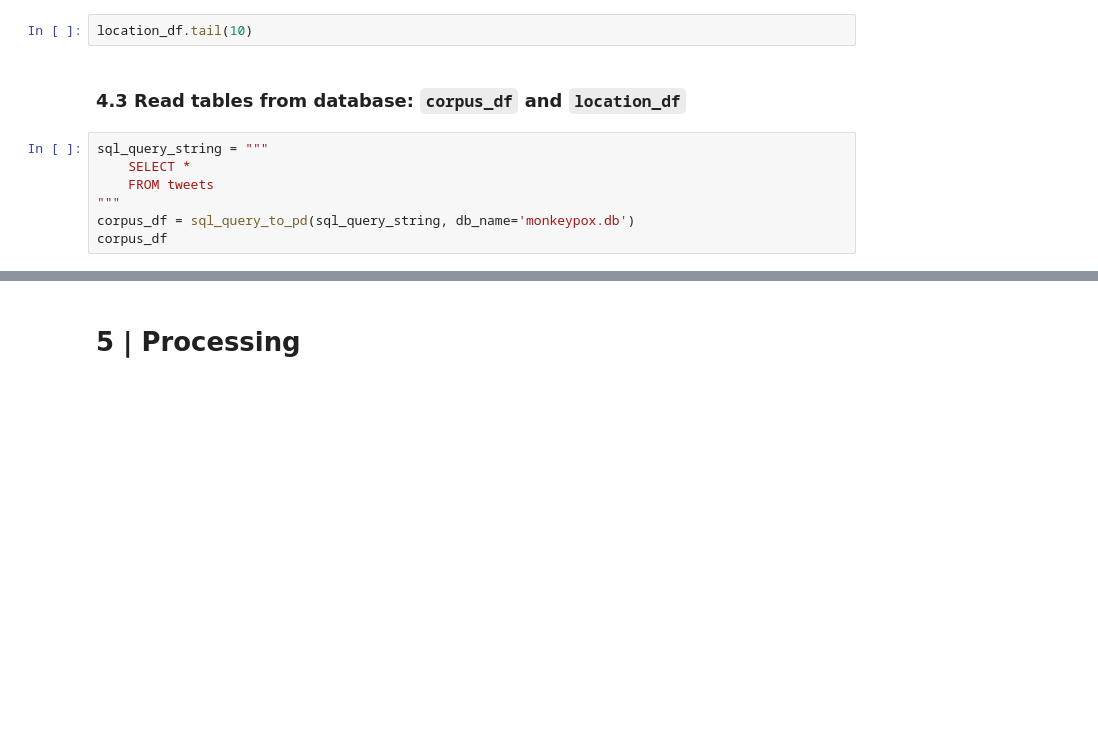
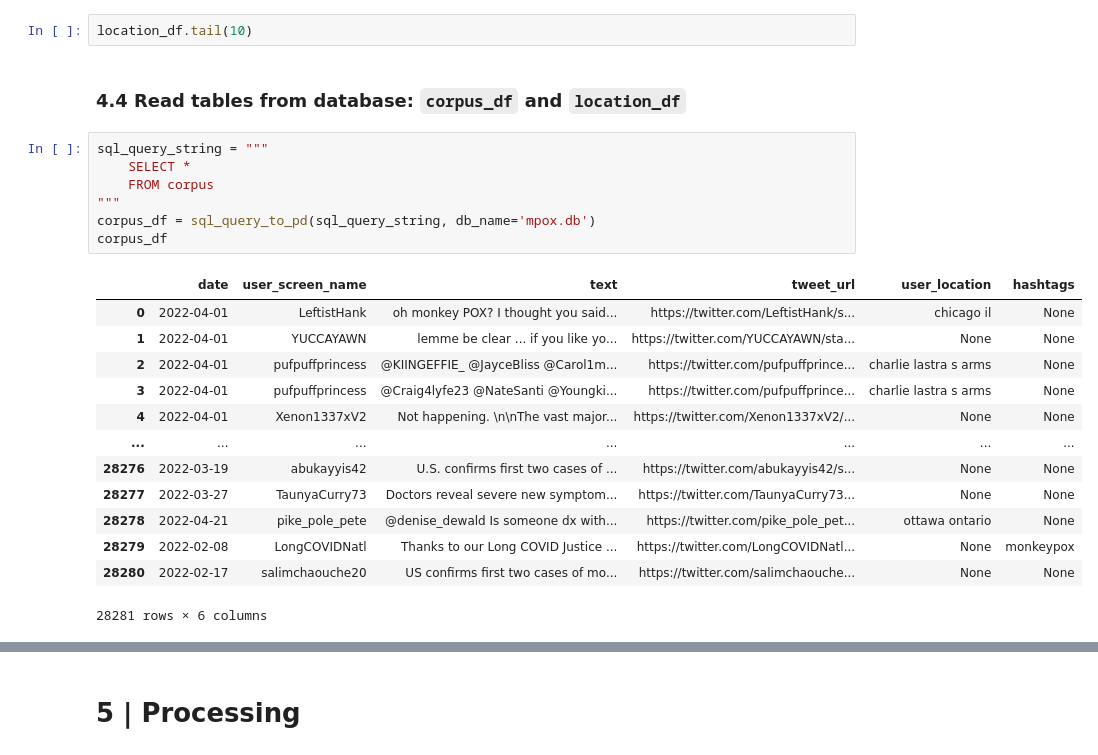
Before and after one commit to slp22/data-engineering-project, a Jupyter notebook: engineering_monkeypox_pipeline.ipynb, the cells around one changed output, grey strips where cells are left out. Drawn from its saved outputs; the diff is of its cells as text; blank space fills up the shorter version.

```diff
--- a/engineering_monkeypox_pipeline.ipynb
+++ b/engineering_monkeypox_pipeline.ipynb
@@ -443,13 +620,27 @@ location_df.info()
 # %%
 location_df.tail(10)
 # %% [markdown]
-### 4.3  Read tables from database: `corpus_df` and `location_df`
+### 4.4  Read tables from database: `corpus_df` and `location_df`
 # %%
 sql_query_string = """
     SELECT *
-    FROM tweets
+    FROM corpus
 """
-corpus_df = sql_query_to_pd(sql_query_string, db_name='monkeypox.db')
+corpus_df = sql_query_to_pd(sql_query_string, db_name='mpox.db')
 corpus_df
+# %% [output]
+|  | date | user_screen_name | text | tweet_url | user_location | hashtags |
+| 0 | 2022-04-01 | LeftistHank | oh monkey POX? I thought you said... | https://twitter.com/LeftistHank/s... | chicago il | None |
+| 1 | 2022-04-01 | YUCCAYAWN | lemme be clear ... if you like yo... | https://twitter.com/YUCCAYAWN/sta... | None | None |
+| 2 | 2022-04-01 | pufpuffprincess | @KIINGEFFIE_ @JayceBliss @Carol1m... | https://twitter.com/pufpuffprince... | charlie lastra s arms | None |
+| 3 | 2022-04-01 | pufpuffprincess | @Craig4lyfe23 @NateSanti @Youngki... | https://twitter.com/pufpuffprince... | charlie lastra s arms | None |
+| 4 | 2022-04-01 | Xenon1337xV2 | Not happening. \n\nThe vast major... | https://twitter.com/Xenon1337xV2/... | None | None |
+| ... | ... | ... | ... | ... | ... | ... |
+| 28276 | 2022-03-19 | abukayyis42 | U.S. confirms first two cases of ... | https://twitter.com/abukayyis42/s... | None | None |
+| 28277 | 2022-03-27 | TaunyaCurry73 | Doctors reveal severe new symptom... | https://twitter.com/TaunyaCurry73... | None | None |
+| 28278 | 2022-04-21 | pike_pole_pete | @denise_dewald Is someone dx with... | https://twitter.com/pike_pole_pet... | ottawa ontario | None |
+| 28279 | 2022-02-08 | LongCOVIDNatl | Thanks to our Long COVID Justice ... | https://twitter.com/LongCOVIDNatl... | None | monkeypox |
+| 28280 | 2022-02-17 | salimchaouche20 | US confirms first two cases of mo... | https://twitter.com/salimchaouche... | None | None |
+28281 rows × 6 columns
 # %%
 corpus_df.info()
```
Also changed, not shown: parts of 49 cells of this notebook.
